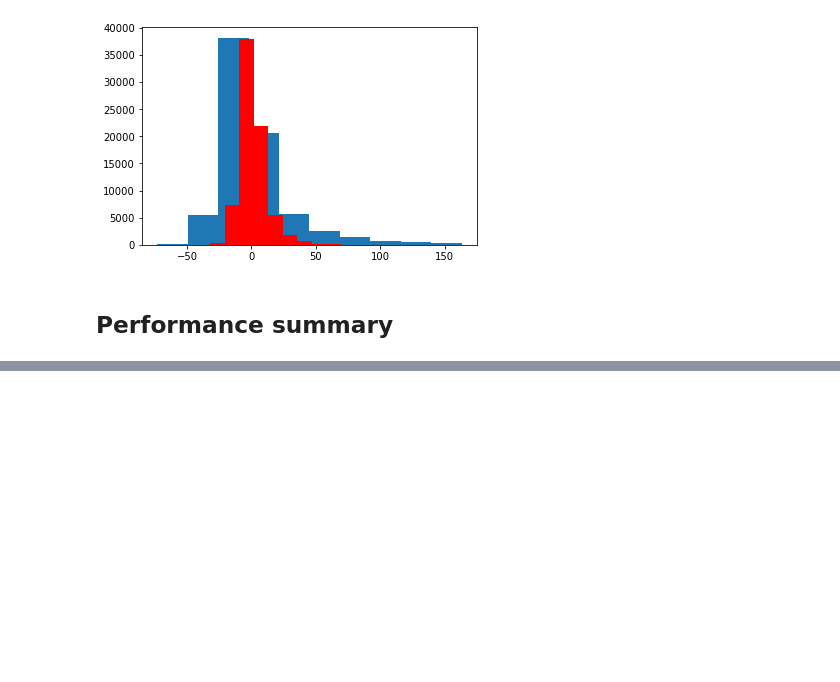
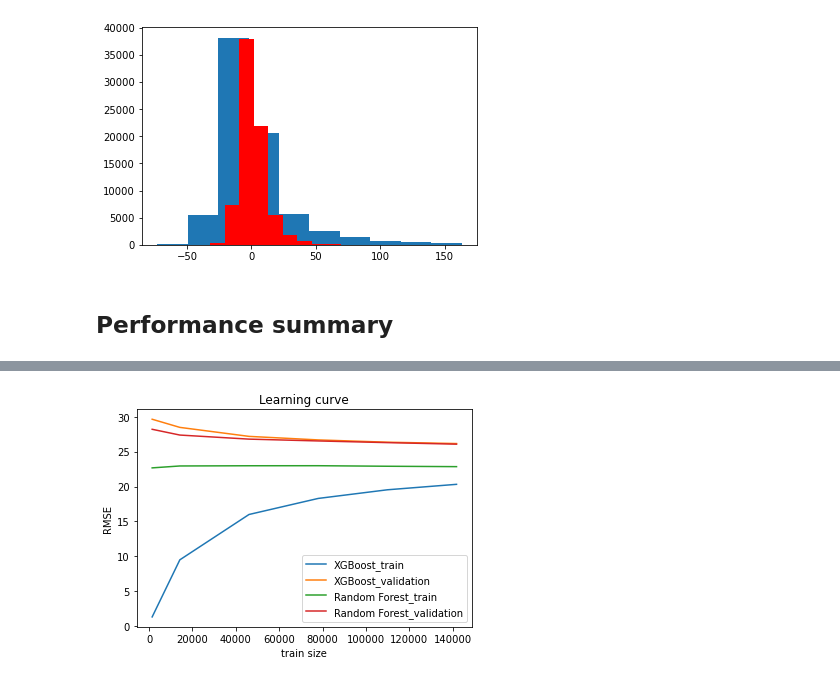
Before and after one commit to zarishabbas/Midterm_Project, a Jupyter notebook: src/modules/Final/Regression Analysis.ipynb, the cells around one changed output, grey strips where cells are left out. Cells and saved outputs as stored; diff of their text form; code cells hidden in the pictures; blank space fills up the shorter version.

```diff
--- a/src/modules/Final/Regression Analysis.ipynb
+++ b/src/modules/Final/Regression Analysis.ipynb
@@ -656,2 +656,12 @@ Evaluation_df
 # %%
 Evaluation_df.to_csv('evaluation_summary' + time_path + '.csv')
+# %%
+# Load train
+lr_trained = pickle.load(open('linear_regression'+time_path+'.sav', 'rb'))
+ridge_trained = pickle.load(open('ridge_regression'+time_path+'.sav', 'rb'))
+lasso_trained = pickle.load(open('lasso_regression'+time_path+'.sav', 'rb'))
+poly_trained = pickle.load(open('poly_linear_regression'+time_path+'.sav', 'rb'))
+lrSVR_trained = pickle.load(open('linearSVR_regression'+time_path+'.sav', 'rb'))
+sgd_trained = pickle.load(open('sgd_regression'+time_path+'.sav', 'rb'))
+xgb_trained = pickle.load(open('xgb_regression'+time_path+'.sav', 'rb'))
+rf_trained = pickle.load(open('random_forest_regression'+time_path+'.sav', 'rb'))
@@ -657,0 +670,24 @@ Evaluation_df.to_csv('evaluation_summary' + time_path + '.csv')
+# %%
+# PLotting learning curves for best 2 performed models
+names = {
+    xgb_trained: 'XGBoost',
+    rf_trained: 'Random Forest'
+}
+
+train_sizes = np.concatenate(([0.01], np.linspace(0.1, 1.0, 5)))
+for i in [xgb_trained, rf_trained]:
+    (train_sizes,
+     train_scores,
+     test_scores) = learning_curve(i.best_estimator_, X_train_std_10, y_train, n_jobs=4, cv=5, train_sizes=train_sizes,\
+                                   scoring='neg_root_mean_squared_error')
+    train_mean = np.mean(abs(train_scores), axis=1)
+    test_mean = np.mean(abs(test_scores), axis=1)
+    plt.plot(train_sizes, train_mean, label=f'{names[i]}_train')
+    plt.plot(train_sizes, test_mean, label=f'{names[i]}_validation')
+plt.xlabel('train size')
+plt.ylabel('RMSE')
+plt.title('Learning curve')
+plt.legend()
+plt.show()
+# %% [output]
+[figure, added]
```
Also changed, not shown: parts of 15 cells of this notebook.
